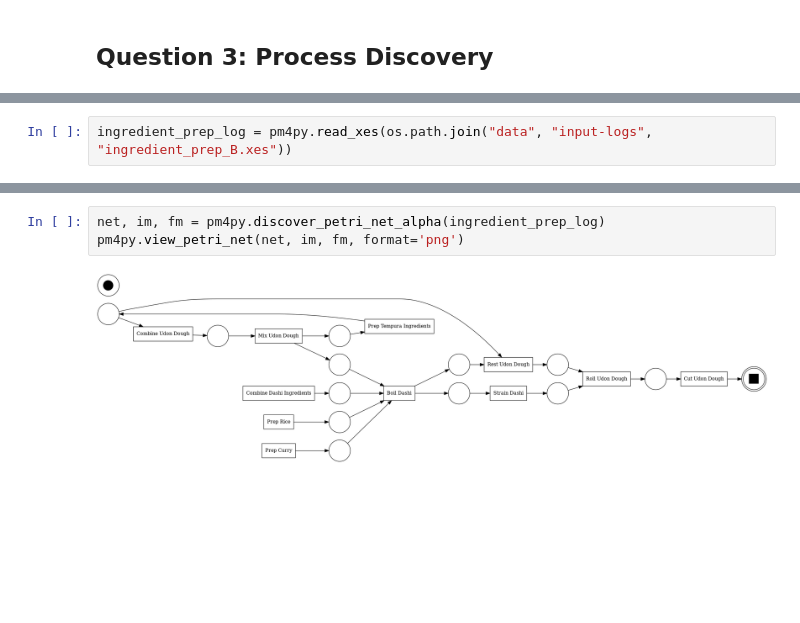
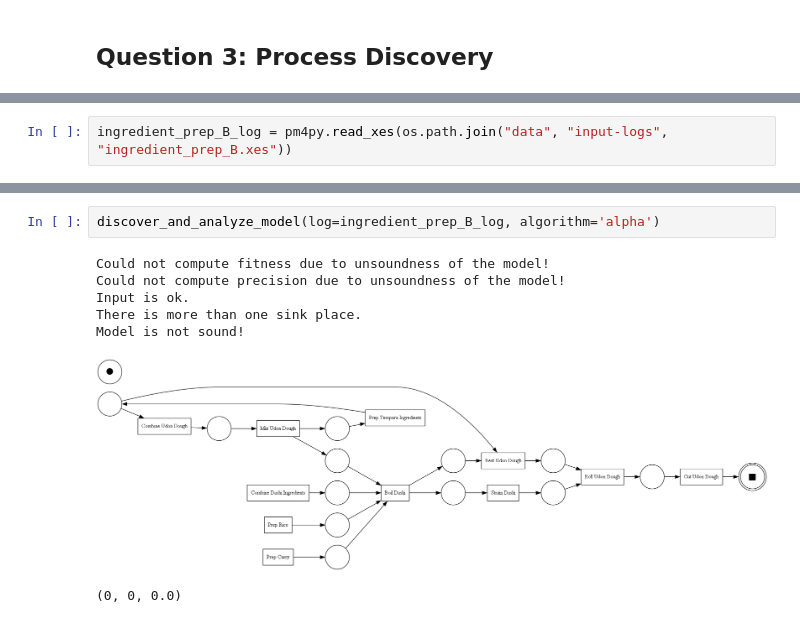
Before and after one commit to alpharmike/apm-assignment-1, a Jupyter notebook: assignment_1.ipynb, the cells around one changed output, grey strips where cells are left out. Drawn from its saved outputs; the diff is of its cells as text; blank space fills up the shorter version.

```diff
--- a/assignment_1.ipynb
+++ b/assignment_1.ipynb
@@ -10,2 +13,2 @@ import os
 # %%
-ingredient_prep_log = pm4py.read_xes(os.path.join("data", "input-logs", "ingredient_prep_B.xes"))
+ingredient_prep_B_log = pm4py.read_xes(os.path.join("data", "input-logs", "ingredient_prep_B.xes"))
@@ -12,6 +68,11 @@ ingredient_prep_log = pm4py.read_xes(os.path.join("data", "input-logs", "ingredi
 # %%
-net, im, fm = pm4py.discover_petri_net_alpha(ingredient_prep_log)
-pm4py.view_petri_net(net, im, fm, format='png')
+discover_and_analyze_model(log=ingredient_prep_B_log, algorithm='alpha')
 # %% [output]
+Could not compute fitness due to unsoundness of the model!
+Could not compute precision due to unsoundness of the model!
+Input is ok.
+There is more than one sink place.
+Model is not sound!
-[figure, old version]
+[figure, new version]
+(0, 0, 0.0)
 # %%
```
Also changed, not shown: parts of 54 cells of this notebook, 2 other files.
